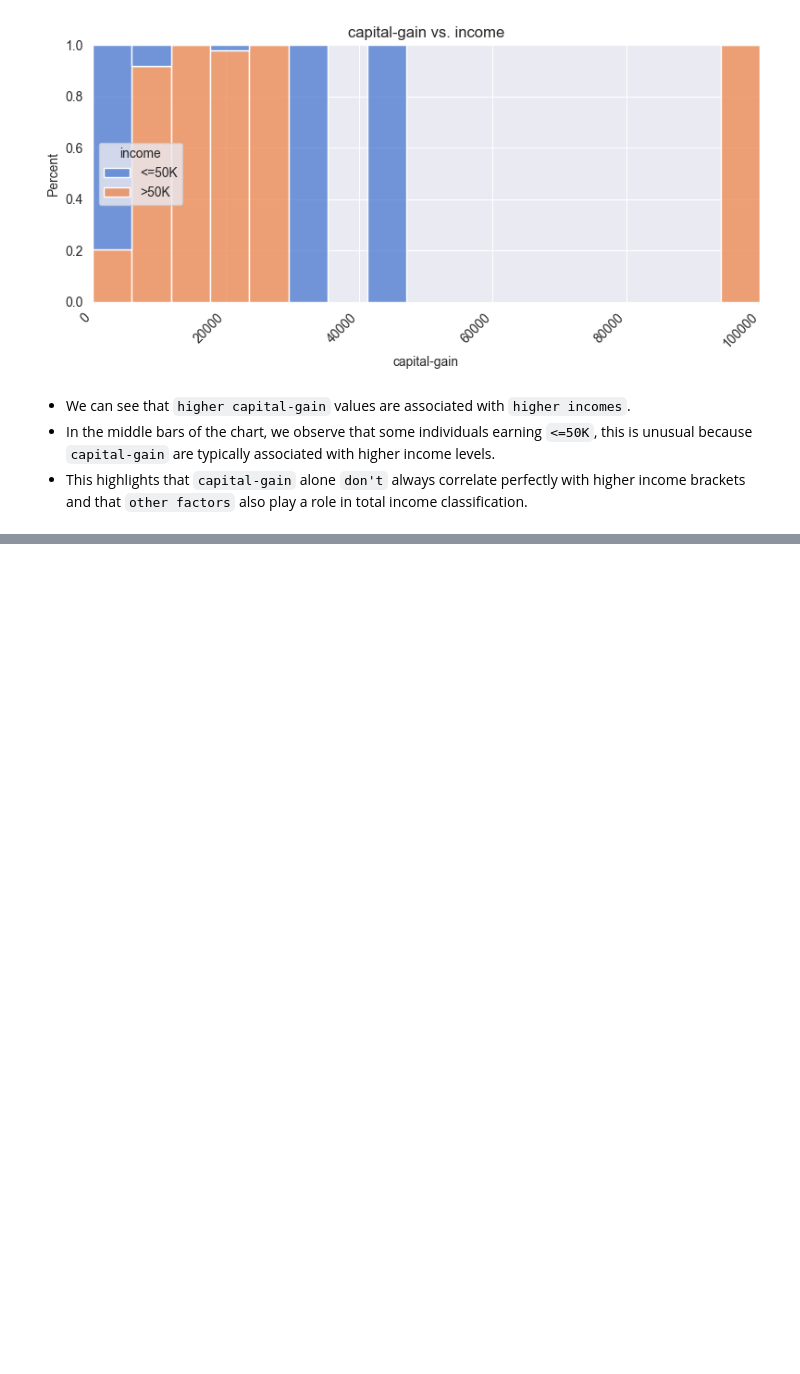
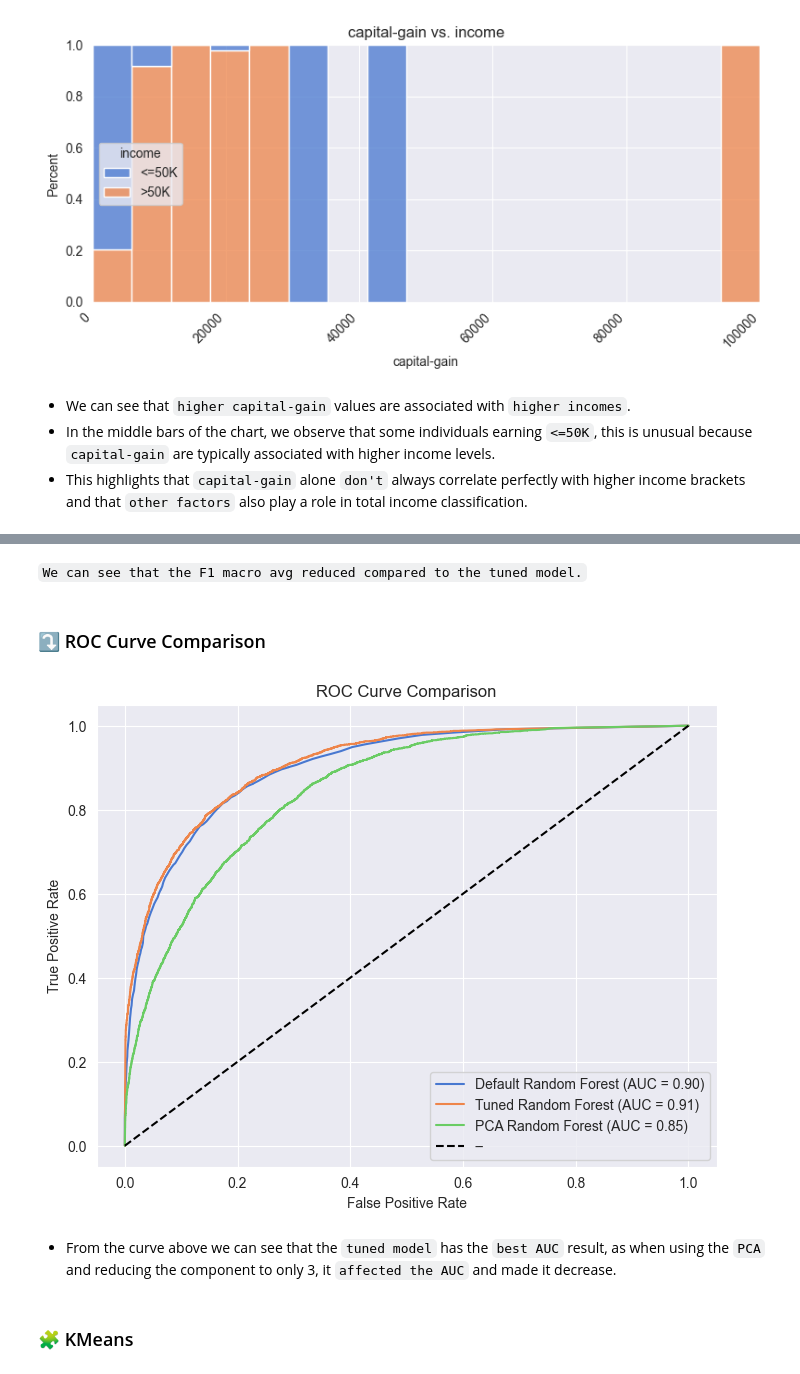
Before and after one commit to FoozBarakat/Predict-Income, a Jupyter notebook: main.ipynb, the cells around one changed output, grey strips where cells are left out. Drawn from its saved outputs; the diff is of its cells as text; code cells hidden in the pictures; blank space fills up the shorter version.

```diff
--- a/main.ipynb
+++ b/main.ipynb
@@ -666,0 +726,16 @@ plot_categorical_vs_target(df, x= 'capital-gain', y= 'income', target_type= 'cla
+# %% [markdown]
+`We can see that the F1 macro avg reduced compared to the tuned model.`
+# %% [markdown]
+### ⤵️ ROC Curve Comparison
+# %%
+y_test_num = y_test.map({'<=50K': 0, '>50K': 1})
+# %%
+models = {'Default Random Forest': random_forest_model, 'Tuned Random Forest': best_random_forest_model, 'PCA Random Forest': best_rf_pca_model}
+
+plot_roc_curve(models, X_test, y_test_num)
+# %% [output]
+[figure, added]
+# %% [markdown]
+- From the curve above we can see that the `tuned model` has the `best AUC` result, as when using the `PCA` and reducing the component to only 3, it `affected the AUC` and made it decrease.
+# %% [markdown]
+### 🧩 KMeans
```
Also changed, not shown: parts of 34 cells of this notebook, 1 other file.
